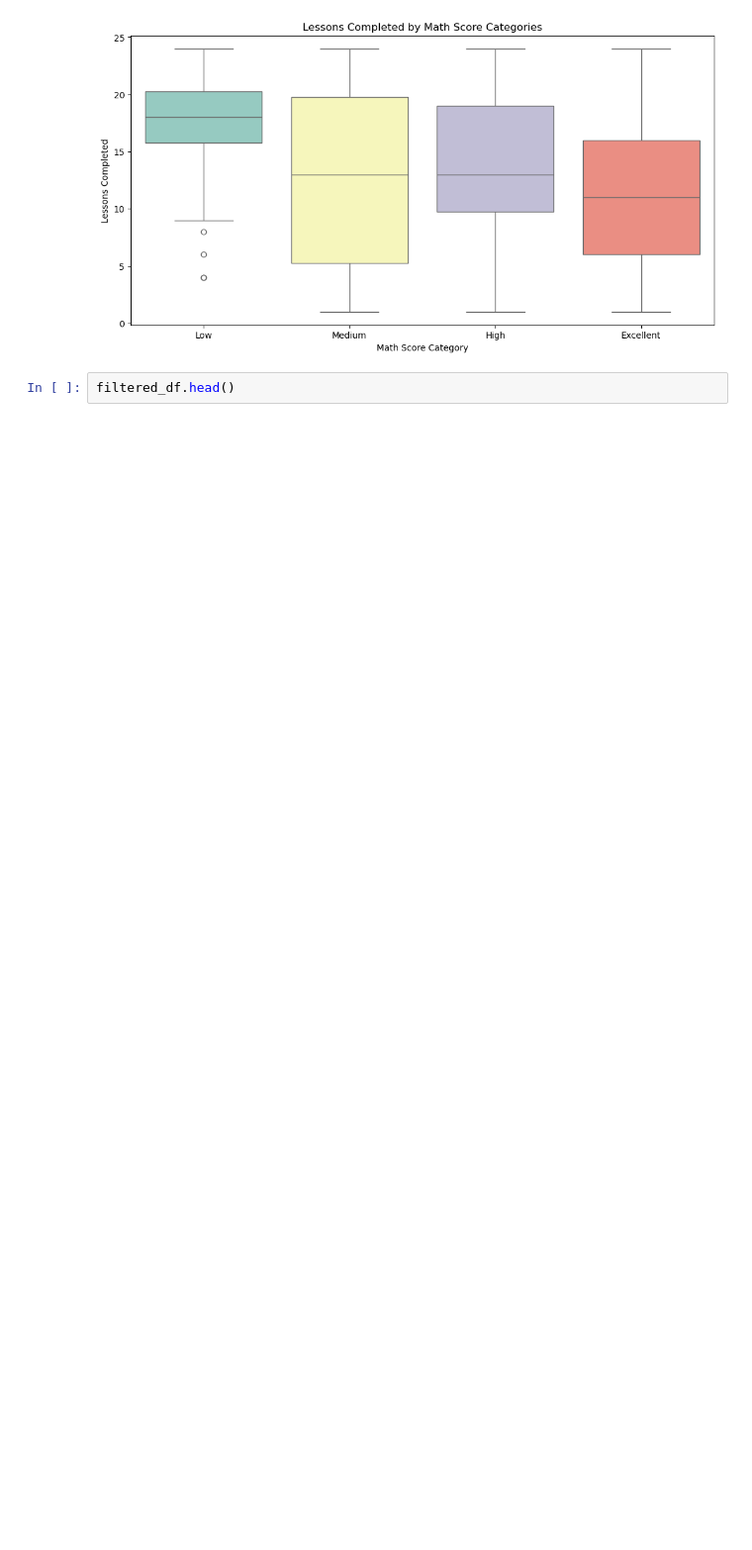
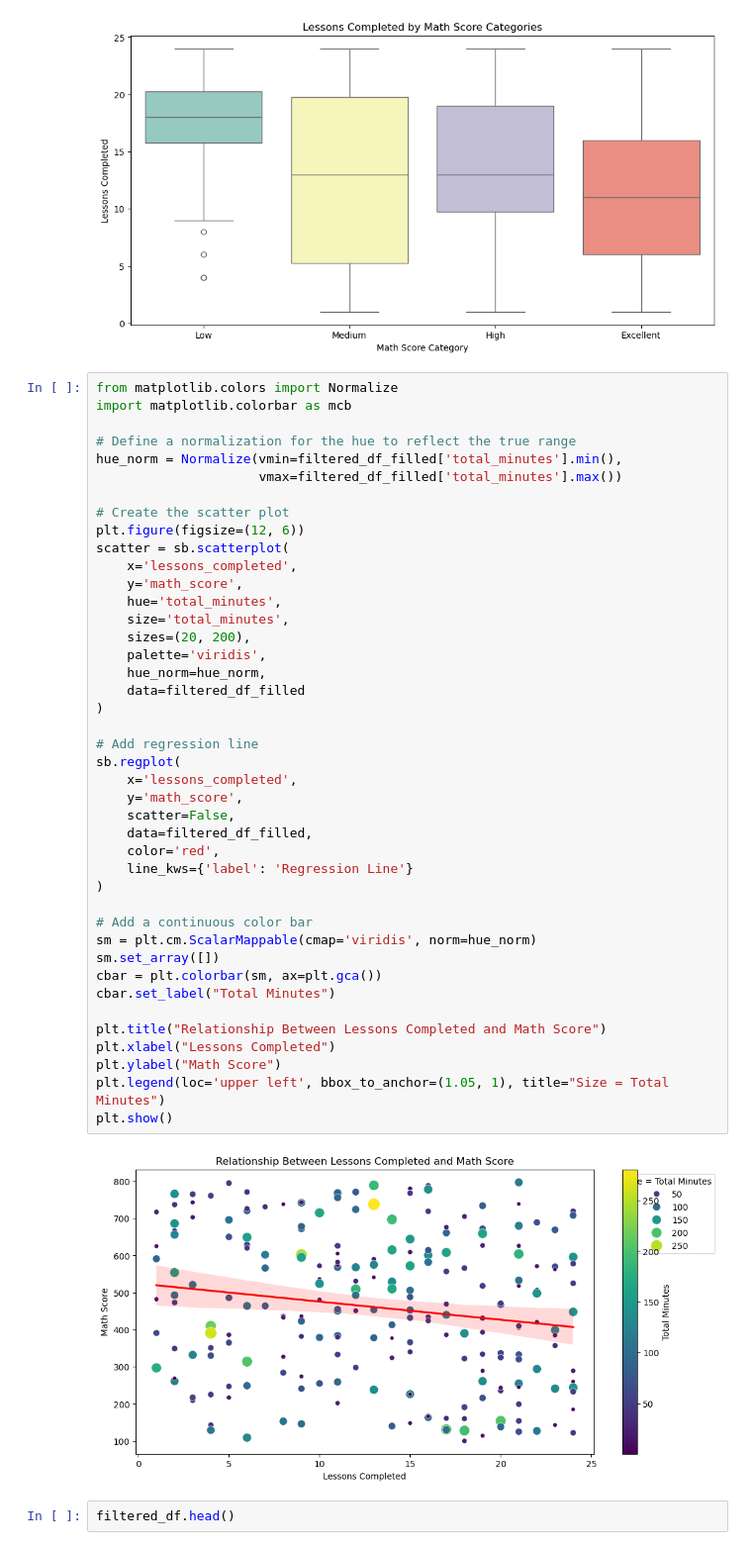
Before and after one commit to bo-boka/student-data-cleaning-project, a Jupyter notebook: Student-Math-Data-Analysis-Workbook.ipynb, the cells around one changed output. Shown at 99% size. Drawn from its saved outputs; the diff is of its cells as text; blank space fills up the shorter version.

```diff
--- a/Student-Data-Analysis.ipynb
+++ b/Student-Math-Data-Analysis-Workbook.ipynb
@@ -790,6 +790,50 @@ plt.ylabel("Lessons Completed")
 plt.show()
 # %% [output]
 [figure]
+# %%
+from matplotlib.colors import Normalize
+import matplotlib.colorbar as mcb
+
+# Define a normalization for the hue to reflect the true range
+hue_norm = Normalize(vmin=filtered_df_filled['total_minutes'].min(),
+                     vmax=filtered_df_filled['total_minutes'].max())
+
+# Create the scatter plot
+plt.figure(figsize=(12, 6))
+scatter = sb.scatterplot(
+    x='lessons_completed',
+    y='math_score',
+    hue='total_minutes',
+    size='total_minutes',
+    sizes=(20, 200),
+    palette='viridis',
+    hue_norm=hue_norm,
+    data=filtered_df_filled
+)
+
+# Add regression line
+sb.regplot(
+    x='lessons_completed',
+    y='math_score',
+    scatter=False,
+    data=filtered_df_filled,
+    color='red',
+    line_kws={'label': 'Regression Line'}
+)
+
+# Add a continuous color bar
+sm = plt.cm.ScalarMappable(cmap='viridis', norm=hue_norm)
+sm.set_array([])
+cbar = plt.colorbar(sm, ax=plt.gca())
+cbar.set_label("Total Minutes")
+
+plt.title("Relationship Between Lessons Completed and Math Score")
+plt.xlabel("Lessons Completed")
+plt.ylabel("Math Score")
+plt.legend(loc='upper left', bbox_to_anchor=(1.05, 1), title="Size = Total Minutes")
+plt.show()
+# %% [output]
+[figure, added]
 # %%
 filtered_df.head()
 # %% [output]
```
Also changed, not shown: parts of 18 cells of this notebook, 5 other files.
